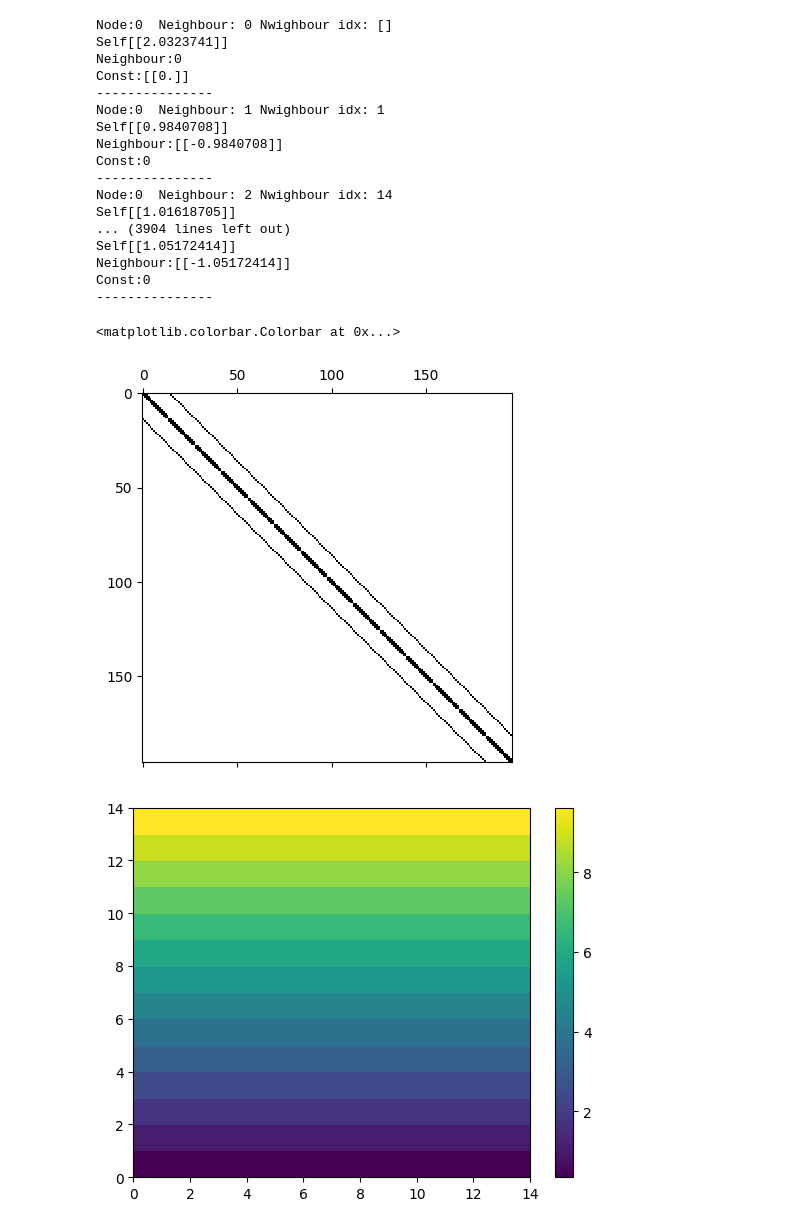
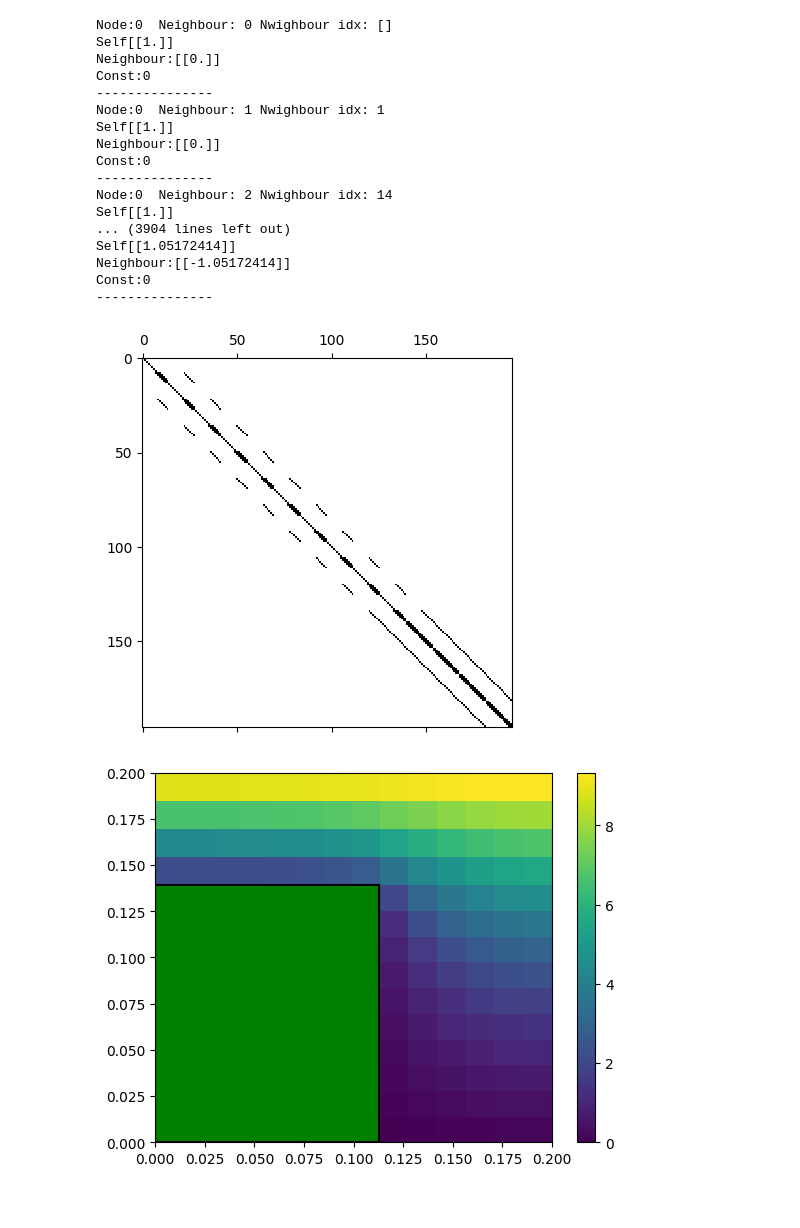
Before and after one commit to csillagu/FVM-Solver, a Jupyter notebook: investigation/nonrect_mesh.ipynb, the cells around one changed output. Drawn from its saved outputs; the diff is of its cells as text; code cells hidden in the pictures.

Commit message:
Added PartialSoution multiphyics and a stokes flow example

```diff
--- a/investigation/nonrect_mesh.ipynb
+++ b/investigation/nonrect_mesh.ipynb
@@ -5,13 +5,14 @@ import fluid_fvm.geometry as geo
 import fluid_fvm.project as pr
 import fluid_fvm.mesh as ms
 import fluid_fvm.discretization as dc
+import fluid_fvm.mp_coupling as mp
 import numpy as np
 a = geo.Assembly(base_polygon=geo.Polygon([geo.Vector(0,0),geo.Vector(0.2,0),geo.Vector(0.2,0.2), geo.Vector(0,0.2)]),
                  polygon_list=[geo.Polygon([geo.Vector(0,0),geo.Vector(0.113,0),geo.Vector(0.113,0.139), geo.Vector(0,0.139)])])
 a.assemble()
 fig, ax = plt.subplots()
 
-a.plot(ax)
+a.plot(ax, labels=True)
 
 mesh_c_full = ms.RectangularSnappingConfig(15,15)
 mat = pr.Material("test", mu = 1, rho = 156, gamma = 1,color = "#ffbbcc")
@@ -22,7 +23,6 @@ comp = pr.Component()
 comp.setAssembly(a)
 comp.assignMaterial("Polygon_0", mat)
 comp.assignMaterial("Polygon_1", mat2)
-
 comp.setMesh(mesh_c_full)
 
 
@@ -31,6 +31,8 @@ fig, ax = plt.subplots()
 mesh_c_full.plotMesh(ax)
 for line in mesh_c_full.snapLines:
     line.plot(ax)
+valid_polygon = geo.Polygon([geo.Vector(0.113,0), geo.Vector(0.2,0), geo.Vector(0.2,0.2), geo.Vector(0,0.2), geo.Vector(0,0.139),geo.Vector(0.113,0.139)])
+valid_polygon.plot(ax)
 # %% [output]
 9.0
 3.0
@@ -42,46 +44,56 @@ for line in mesh_c_full.snapLines:
 bcdict = {"Line_0" : ph.Boundary("Dirichlet", 0),
           "Line_1" : ph.Boundary("Neumann", 0),
           "Line_2" : ph.Boundary("Dirichlet", 10),
-          "Line_3" : ph.Boundary("Neumann", 0),}
+          "Line_3" : ph.Boundary("Neumann", 0),
+          "Line_6" : ph.Boundary("Neumann", 0),
+          "Line_5" : ph.Boundary("Neumann", 0),}
 
 
-flowDirection = geo.Vector(x=1,y = 0)
+
 c = ph.HeatTransfer(a, bcdict)
+phys = mp.PartialSolution(c, valid_polygon, 1)
 
-
-comp.setPhysics(c)
-disc = dc.LinearFullDiscretizer(comp,1)
+comp.setPhysics(phys)
+disc = dc.LinearFullDiscretizerMultiphysics(comp,1)
 disc.discretize()
 plt.spy(disc.Amrx)
 res_math = np.linalg.solve(disc.Amrx, disc.Bmrx)
 
 
 res = np.zeros((mesh_c_full.vyNum, mesh_c_full.vxNum))
 for i in range(mesh_c_full.getVolumeNodeNum()):
         res[mesh_c_full.math2geoVolume(i)] = res_math[i]
 
+mesh_y = np.zeros(mesh_c_full.volumeMesh.shape)
+
+mesh_x = np.zeros(mesh_c_full.volumeMesh.shape)
+
+for iy, ix in np.ndindex(mesh_c_full.volumeMesh.shape):
+    thispoint = mesh_c_full.volumeMesh[iy,ix]
+    mesh_x[iy,ix] = thispoint.x
+    mesh_y[iy,ix] = thispoint.y
+
 fig, ax = plt.subplots()
-
-pl = plt.pcolor(res)
+pl = plt.pcolormesh(mesh_x, mesh_y, res)
 fig.colorbar(pl,)
+geo.Polygon([geo.Vector(0,0),geo.Vector(0.113,0),geo.Vector(0.113,0.139), geo.Vector(0,0.139)]).plot(ax, color="green")
 # %% [output]
 Node:0  Neighbour: 0 Nwighbour idx: []
-Self[[2.0323741]]
-Neighbour:0
-Const:[[0.]]
+Self[[1.]]
+Neighbour:[[0.]]
+Const:0
 ---------------
 Node:0  Neighbour: 1 Nwighbour idx: 1
-Self[[0.9840708]]
-Neighbour:[[-0.9840708]]
+Self[[1.]]
+Neighbour:[[0.]]
 Const:0
 ---------------
 Node:0  Neighbour: 2 Nwighbour idx: 14
-Self[[1.01618705]]
+Self[[1.]]
 ... (3904 lines left out)
 Self[[1.05172414]]
 Neighbour:[[-1.05172414]]
 Const:0
 ---------------
-<matplotlib.colorbar.Colorbar at 0x...>
-[figure, old version]
+[figure, new version]
-[figure, old version]
+[figure, new version]
```
Also changed, not shown: parts of 3 cells of this notebook, 1 other file.
